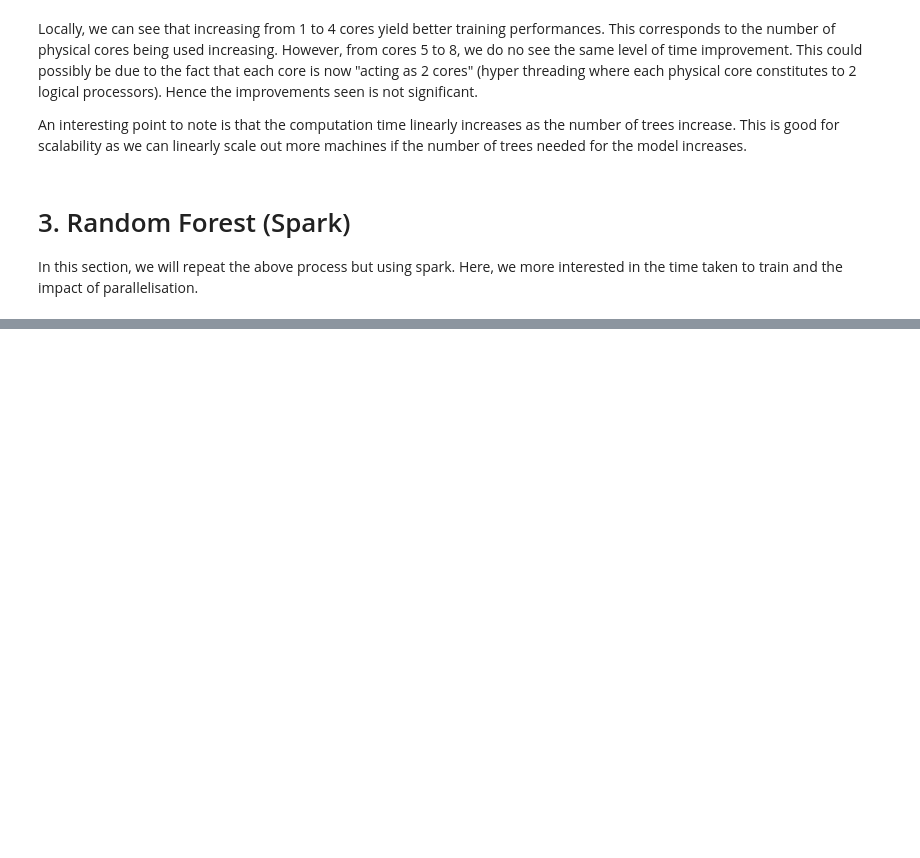
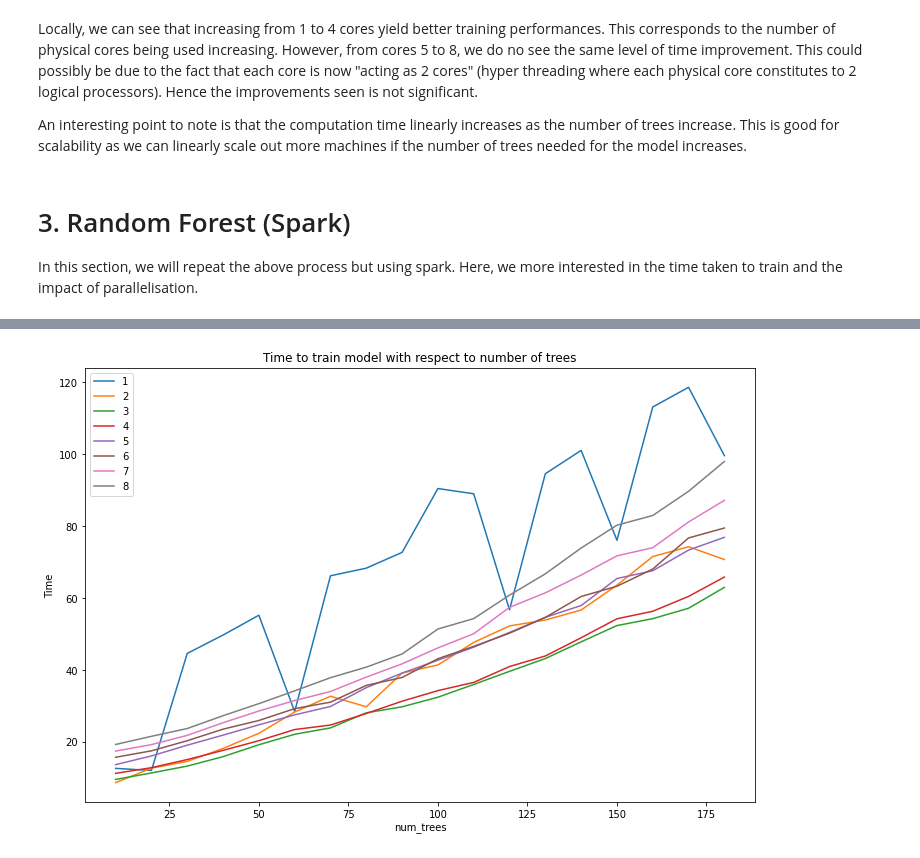
Before and after one commit to don-tay/traffic-predict, a Jupyter notebook: Random_Forest.ipynb, the cells around one changed output, grey strips where cells are left out. Saved outputs shown, nothing was run; the diff lists cells and outputs as text; code cells hidden in the pictures; blank space fills up the shorter version.

```diff
--- a/Random_Forest.ipynb
+++ b/Random_Forest.ipynb
@@ -409,0 +449,2 @@ In this section, we will repeat the above process but using spark. Here, we more
+# %%
+rfModel = rf.fit(train_transformed_df)
@@ -409,0 +467,3 @@ In this section, we will repeat the above process but using spark. Here, we more
+# %%
+book_spark = dict(zip(list(range(1,9)), [[] for i in range(8)]))
+num_trees = list(range(10, 200, 10))
@@ -409,0 +501,17 @@ In this section, we will repeat the above process but using spark. Here, we more
+# %%
+rows_spark = []
+for i in range(1,9):
+    for x in range(len(num_trees)-1):
+        rows_spark.append((i,x,num_trees[x],book_spark[i][x]))
+# %%
+timings_spark = pd.DataFrame(rows_spark, columns = ["cores", "index", "num_trees", "time"])
+# %%
+fig, ax = plt.subplots(figsize=(12,8))
+plt.title("Time to train model with respect to number of trees")
+plt.ylabel("Time")
+for label, df in timings_spark.groupby("cores"):
+    df.plot("num_trees", "time", ax=ax, label=label)
+plt.legend()
+plt.show()
+# %% [output]
+[figure, added]
```
Also changed, not shown: parts of 38 cells of this notebook.
